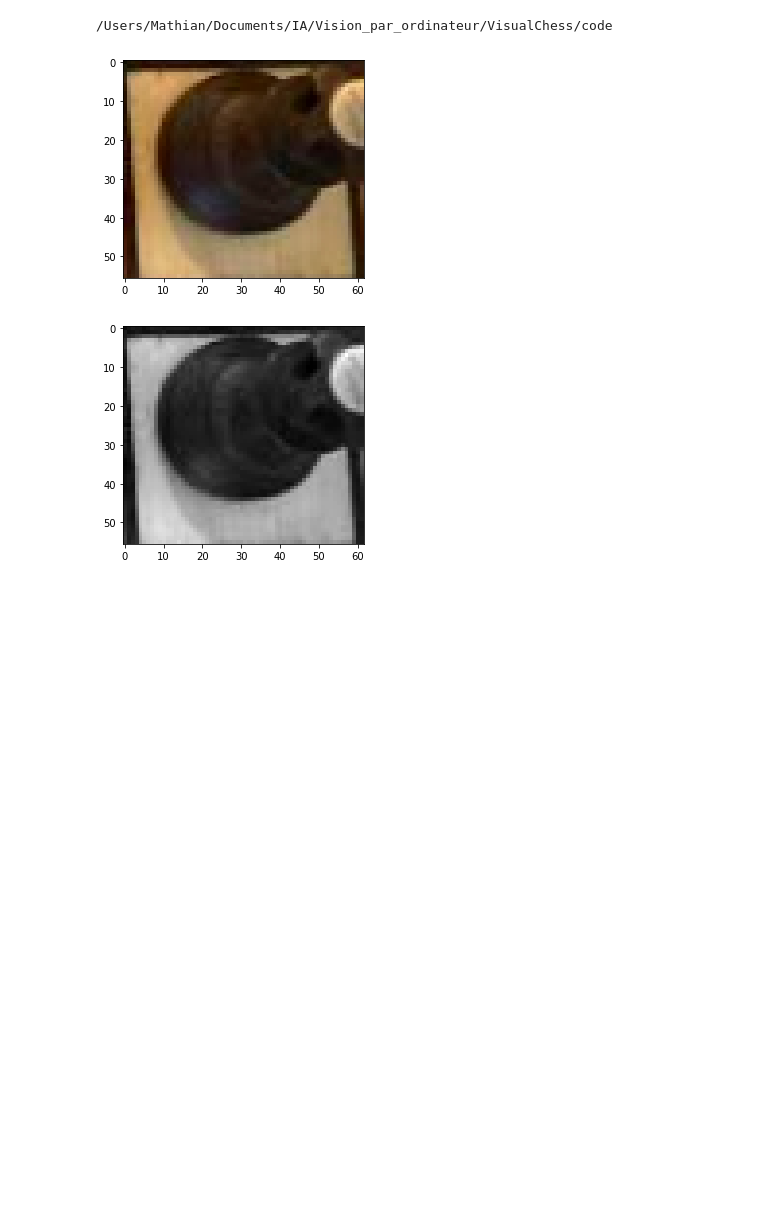
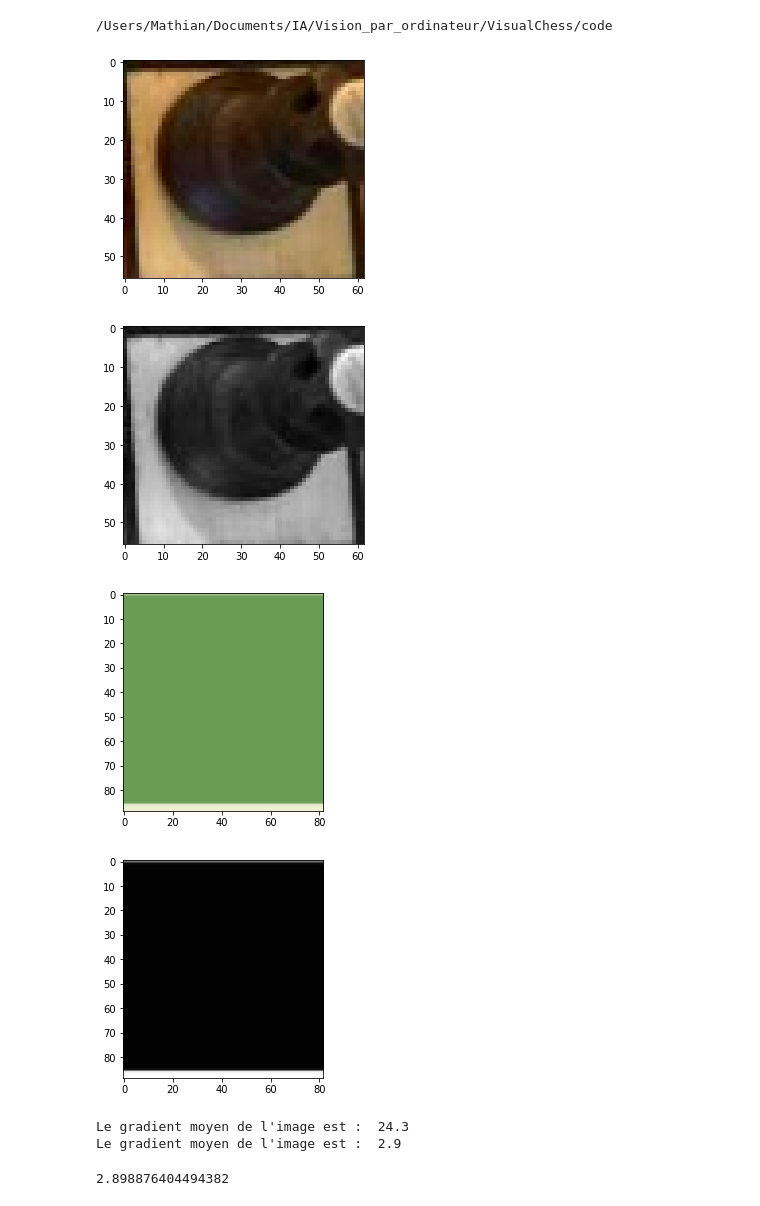
Before and after one commit to GuilhemPrince/VisualChess, a Jupyter notebook: code/piece_detection.ipynb, the cells around one changed output. Saved outputs shown, nothing was run; the diff lists cells and outputs as text; code cells hidden in the pictures; blank space fills up the shorter version.

Commit message:
first tests on piece detection

```diff
--- a/code/piece_detection.ipynb
+++ b/code/piece_detection.ipynb
@@ -1,19 +1,46 @@
 # %%
 import cv2
 import numpy as np
 from matplotlib import pyplot as plt
 
 import os
 print(os.getcwd())
 
-img = cv2.imread('.././photos_test/square/black_on_white_g.png',1)
-img = cv2.cvtColor(img, cv2.COLOR_BGR2RGB)
-img_gray= cv2.cvtColor(img, cv2.COLOR_RGB2GRAY)
-plt.imshow(img)
+BoW = cv2.imread('.././photos_test/square/black_on_white_g.png',1)
+BoW_c = cv2.cvtColor(BoW, cv2.COLOR_BGR2RGB)
+BoW_g = cv2.imread('.././photos_test/square/black_on_white_g.png',0)
+plt.imshow(BoW_c)
 plt.show()
-plt.imshow(img_gray, cmap = 'gray')
+plt.imshow(BoW_g, cmap = 'gray')
 plt.show()
+
+Black_square = cv2.imread('.././photos_test/square/black_c.png',1)
+B_c = cv2.cvtColor(Black_square, cv2.COLOR_BGR2RGB)
+B_g = cv2.imread('.././photos_test/square/black_c.png',0)
+plt.imshow(B_c)
+plt.show()
+plt.imshow(B_g, cmap = 'gray')
+plt.show()
 # %% [output]
 /Users/Mathian/Documents/IA/Vision_par_ordinateur/VisualChess/code
 [figure]
 [figure]
+[figure, added]
+[figure, added]
+# %%
+def get_gradient(img):
+    gx = cv2.Sobel(img, cv2.CV_64F, 1, 0, ksize=1)
+    gy = cv2.Sobel(img, cv2.CV_64F, 0, 1, ksize=1)
+
+    mag = np.sqrt(gx**2 + gy**2)
+    mean_gradient = np.mean(mag)
+
+    print("Le gradient moyen de l'image est : ", round(mean_gradient, 1))
+    return mean_gradient
+
+get_gradient(BoW_g)
+get_gradient(B_g)
+# %% [output]
+Le gradient moyen de l'image est :  24.3
+Le gradient moyen de l'image est :  2.9
+2.898876404494382
```
Also changed, not shown: parts of 3 cells of this notebook.
